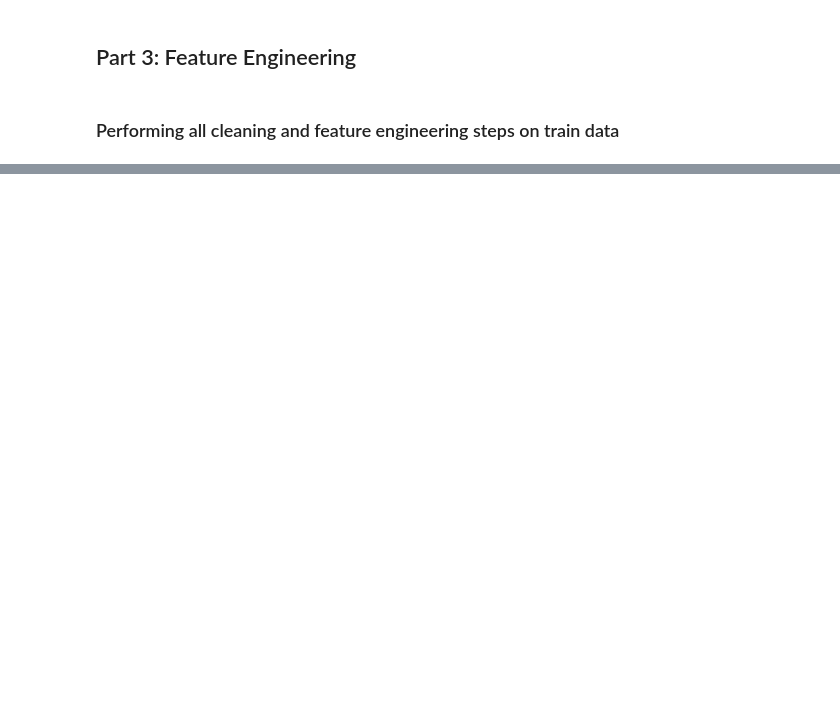
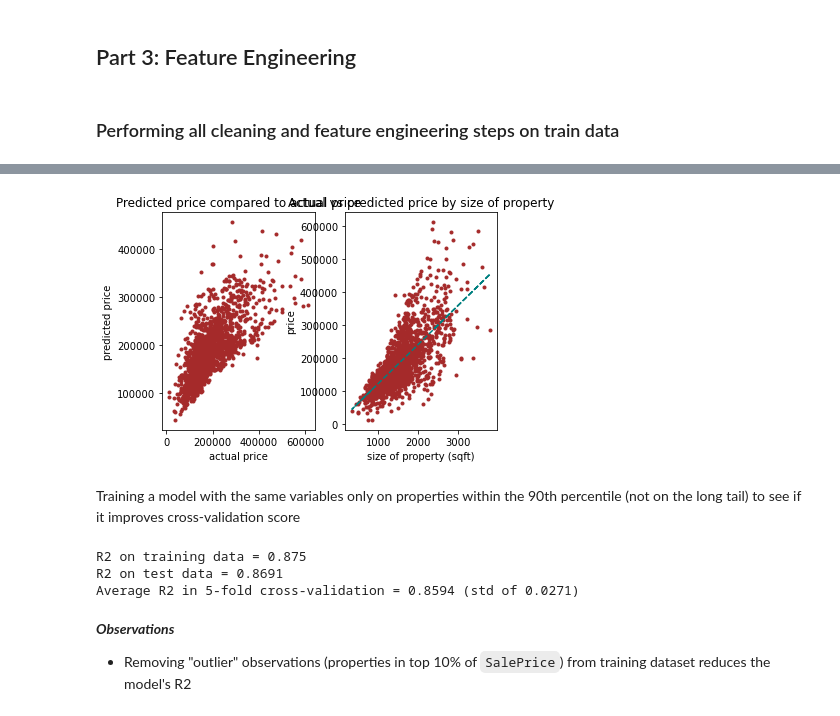
Before and after one commit to Marrrta/ames_ia, a Jupyter notebook: Project2_MartaLew.ipynb, the cells around one changed output, grey strips where cells are left out. Drawn from its saved outputs; the diff is of its cells as text; code cells hidden in the pictures; blank space fills up the shorter version.

```diff
--- a/Project2_MartaLew.ipynb
+++ b/Project2_MartaLew.ipynb
@@ -638,0 +538,6 @@ submission.to_csv('./datasets/submission_3.csv', index = False)
+# %%
+mlr2_pred = pd.DataFrame(y.T)
+mlr2_pred['PredPrice'] = mlr_2.predict(X_two)
+#mlr2_pred['Gr Liv Area'] = X_two['Gr Liv Area']
+mlr2_pred = base_pred.sort_values('SalePrice')
+mlr2_pred.head()
@@ -638,0 +551,49 @@ submission.to_csv('./datasets/submission_3.csv', index = False)
+# %%
+plt.subplot(1,2,1)
+
+plt.scatter(mlr2_pred['SalePrice'], mlr2_pred['PredPrice'], color = 'brown', marker = ".")
+plt.xlabel('actual price')
+plt.ylabel('predicted price')
+plt.title('Predicted price compared to actual price');
+plt.subplot(1,2,2)
+
+plt.plot(mlr2_pred['Gr Liv Area'], mlr2_pred['PredPrice'], color = 'teal', ls = '--')
+plt.scatter(mlr2_pred['Gr Liv Area'], mlr2_pred['SalePrice'], color = 'brown', marker = ".")
+plt.xlabel('size of property (sqft)')
+plt.ylabel('price')
+plt.title('Actual vs predicted price by size of property');
+# %% [output]
+[figure, added]
+# %% [markdown]
+Training a model with the same variables only on properties within the 90th percentile (not on the long tail) to see if it improves cross-validation score
+# %%
+train_data_typical = train_data[train_data['SalePrice']<train_data['SalePrice'].quantile(0.9)]
+
+X_three = train_data_typical[X_2]
+
+X_three_bin = train_data_typical[X_2_bin]
+X_three_other = train_data_typical[X_2_other]
+y = train_data_typical['SalePrice']
+
+scaler = StandardScaler()
+X_three_other_sc = scaler.fit_transform(X_three_other)
+X_three_other_sc_df = pd.DataFrame(data = X_three_other_sc, columns = X_2_other)
+X_three = pd.concat([X_three_other_sc_df,X_three_bin.reset_index(drop=True)], axis = 1)
+
+X_train_3, X_test_3, y_train_3, y_test_3 = train_test_split(X_three, y, stratify = X_three['Year Sold'])
+
+mlr_3 = LinearRegression()
+mlr_3.fit(X_train_3, y_train_3)
+
+print(f"R2 on training data = {mlr_3.score(X_train_3, y_train_3).round(4)}")
+print(f"R2 on test data = {mlr_3.score(X_test_3, y_test_3).round(4)}")
+
+print(f"Average R2 in 5-fold cross-validation = {cross_val_score(mlr_3, X_three, y).mean().round(4)} (std of {cross_val_score(mlr_3, X_three, y).std().round(4)})")
+# %% [output]
+R2 on training data = 0.875
+R2 on test data = 0.8691
+Average R2 in 5-fold cross-validation = 0.8594 (std of 0.0271)
+# %% [markdown]
+_**Observations**_
+
+- Removing "outlier" observations (properties in top 10% of `SalePrice`) from training dataset reduces the model's R2
```
Also changed, not shown: parts of 210 cells of this notebook.
